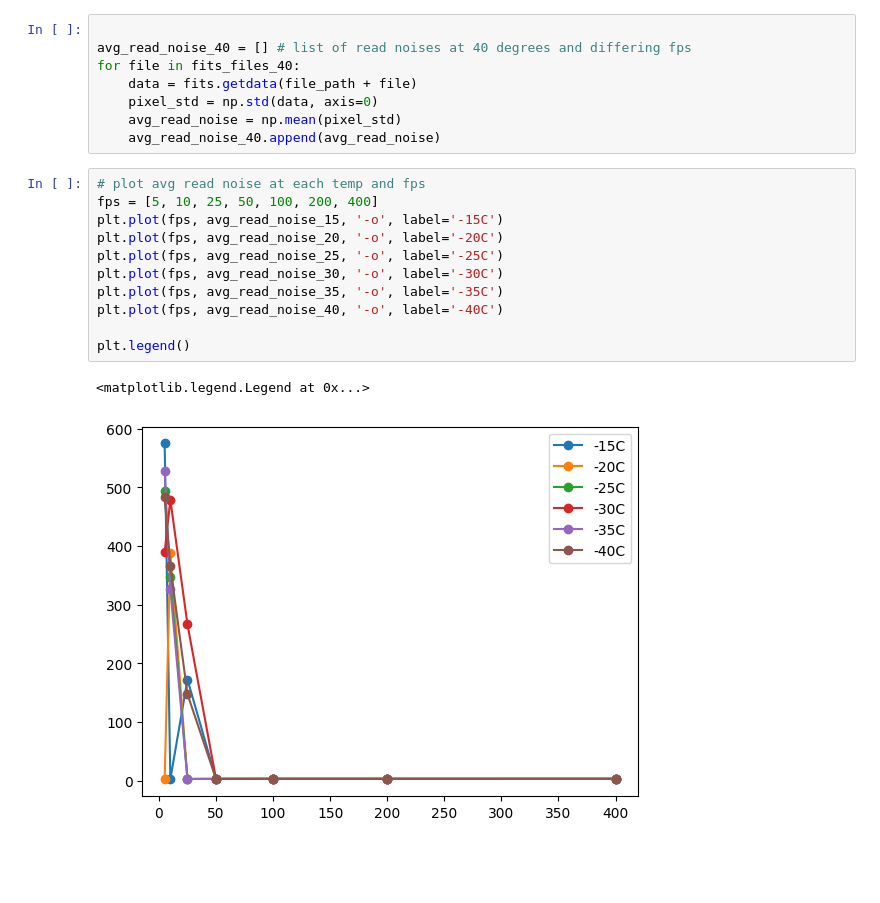
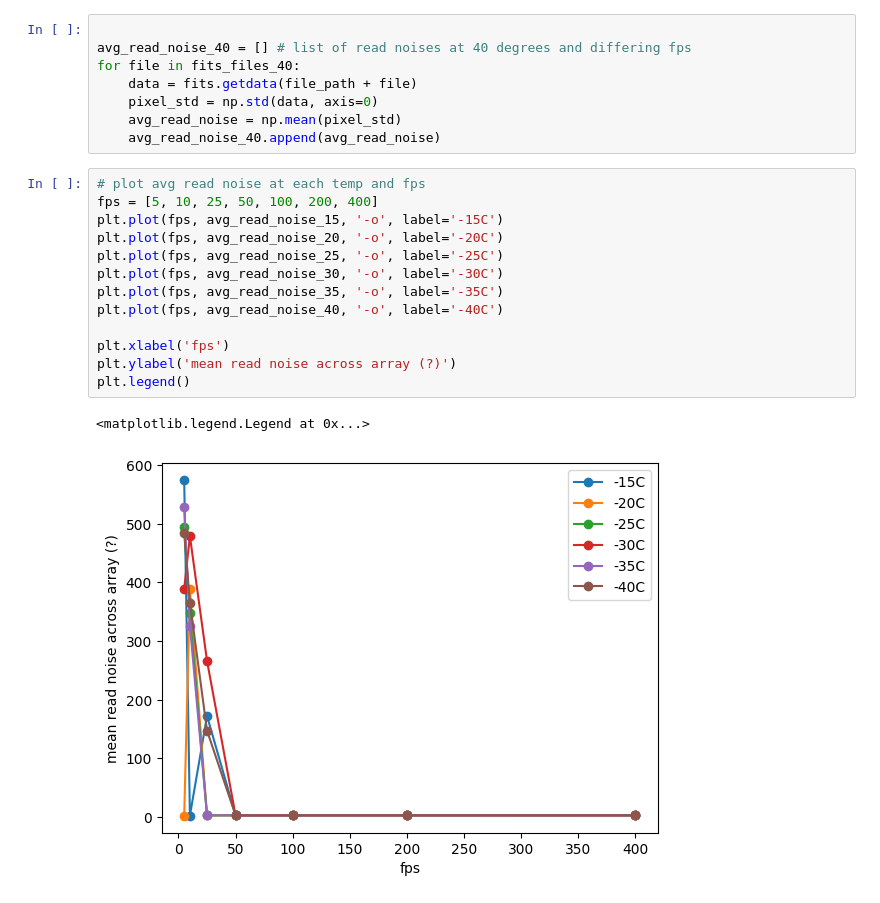
Before and after one commit to courtneyduong/cred2-characterization, a Jupyter notebook: read noise analysis.ipynb, the cells around one changed output. Saved outputs shown, nothing was run; the diff lists cells and outputs as text; blank space fills up the shorter version.

```diff
--- a/read noise analysis.ipynb
+++ b/read noise analysis.ipynb
@@ -66,14 +66,16 @@ for file in fits_files_40:
 # %%
 # plot avg read noise at each temp and fps
 fps = [5, 10, 25, 50, 100, 200, 400]
 plt.plot(fps, avg_read_noise_15, '-o', label='-15C')
 plt.plot(fps, avg_read_noise_20, '-o', label='-20C')
 plt.plot(fps, avg_read_noise_25, '-o', label='-25C')
 plt.plot(fps, avg_read_noise_30, '-o', label='-30C')
 plt.plot(fps, avg_read_noise_35, '-o', label='-35C')
 plt.plot(fps, avg_read_noise_40, '-o', label='-40C')
 
+plt.xlabel('fps')
+plt.ylabel('mean read noise across array (?)')
 plt.legend()
 # %% [output]
 <matplotlib.legend.Legend at 0x...>
-[figure, old version]
+[figure, new version]
```
